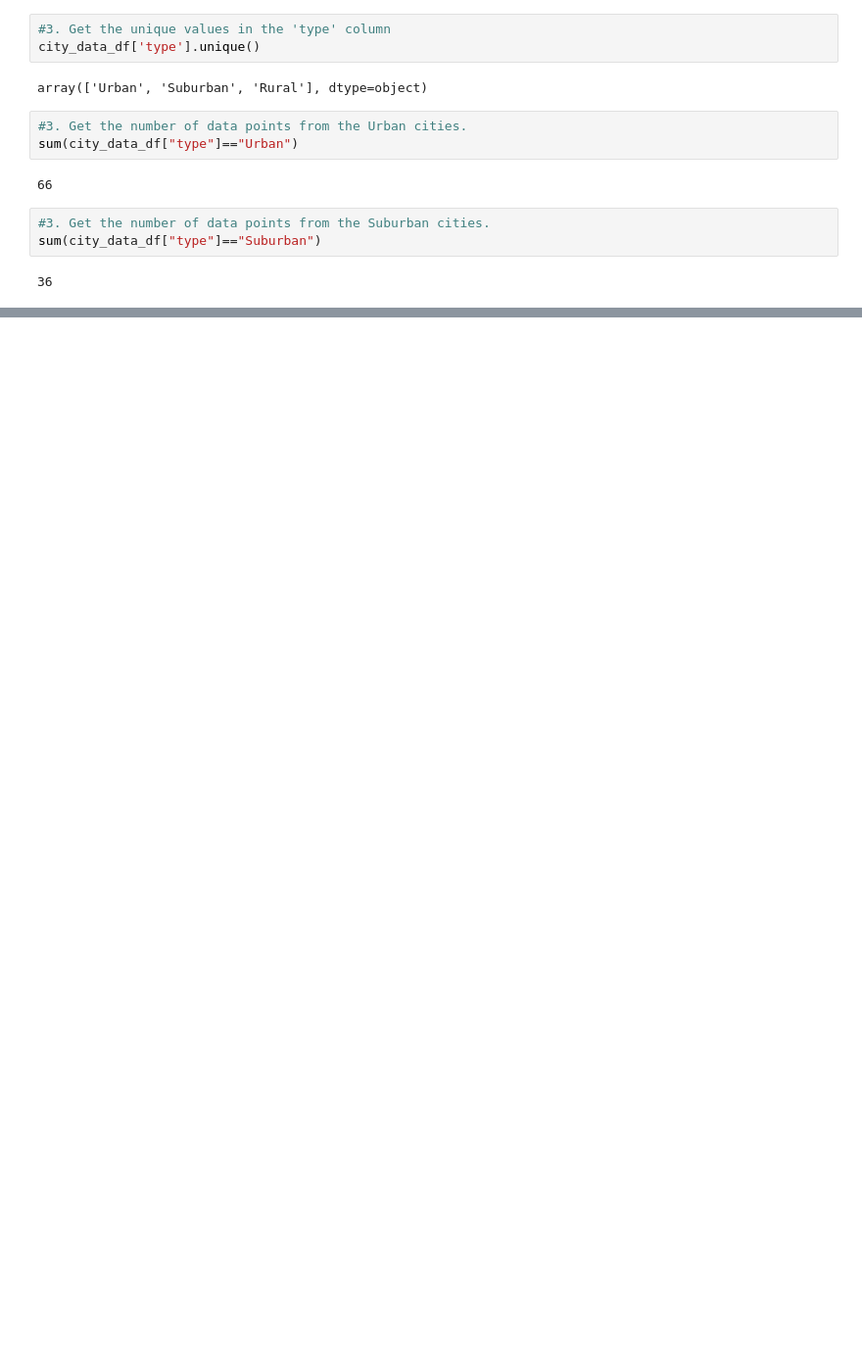
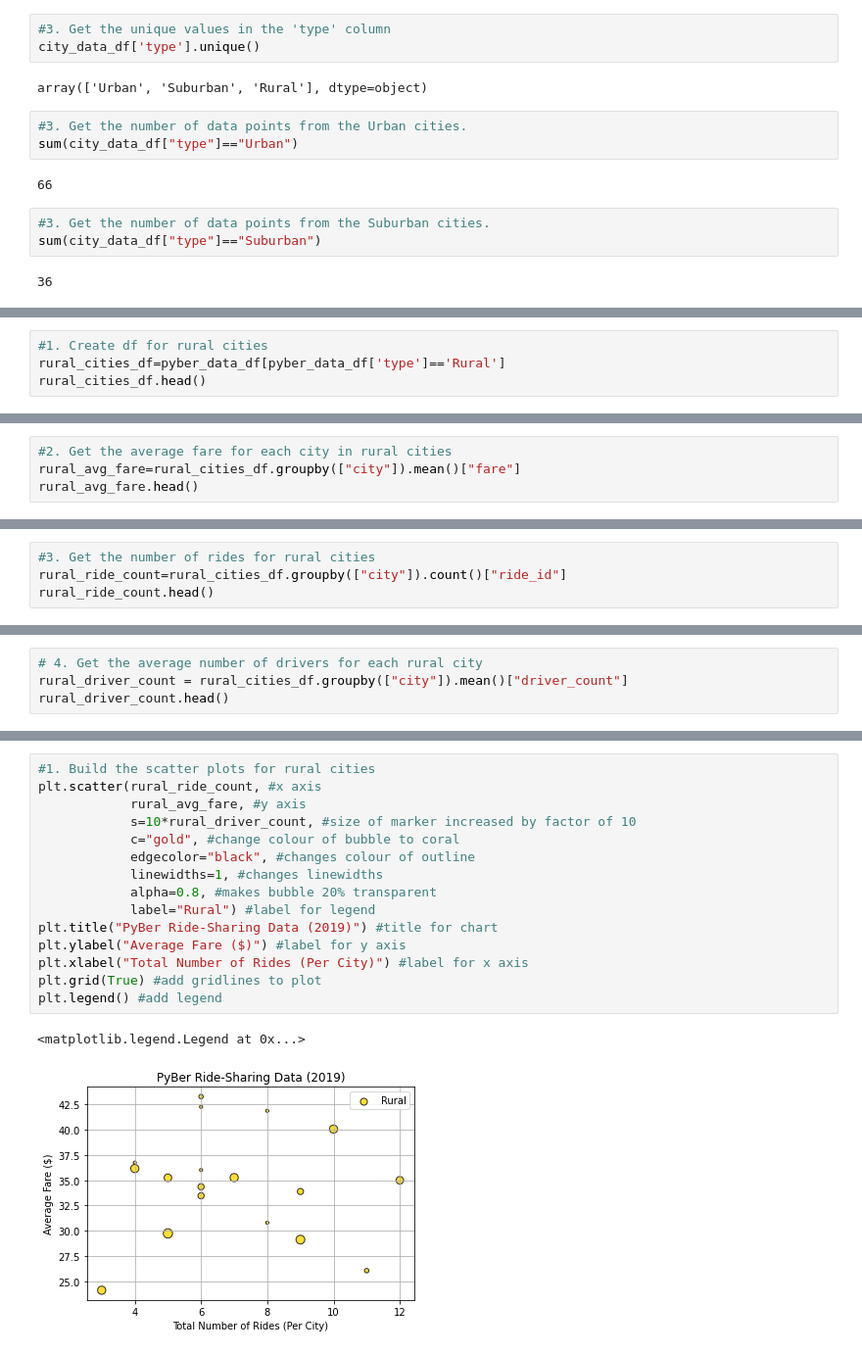
Before and after one commit to tsevi11a/PyBer_Analysis, a Jupyter notebook: PyBer.ipynb, the cells around one changed output, grey strips where cells are left out. Shown: that part at 98% size. Saved outputs shown, nothing was run; the diff lists cells and outputs as text; blank space fills up the shorter version.

```diff
--- a/PyBer.ipynb
+++ b/PyBer.ipynb
@@ -124,0 +142,4 @@ pyber_data_df.head()
+# %%
+#1. Create df for rural cities
+rural_cities_df=pyber_data_df[pyber_data_df['type']=='Rural']
+rural_cities_df.head()
@@ -124,0 +176,4 @@ pyber_data_df.head()
+# %%
+#2. Get the average fare for each city in rural cities
+rural_avg_fare=rural_cities_df.groupby(["city"]).mean()["fare"]
+rural_avg_fare.head()
@@ -124,0 +212,4 @@ pyber_data_df.head()
+# %%
+#3. Get the number of rides for rural cities
+rural_ride_count=rural_cities_df.groupby(["city"]).count()["ride_id"]
+rural_ride_count.head()
@@ -124,0 +248,4 @@ pyber_data_df.head()
+# %%
+# 4. Get the average number of drivers for each rural city
+rural_driver_count = rural_cities_df.groupby(["city"]).mean()["driver_count"]
+rural_driver_count.head()
@@ -124,0 +294,18 @@ pyber_data_df.head()
+# %%
+#1. Build the scatter plots for rural cities
+plt.scatter(rural_ride_count, #x axis
+            rural_avg_fare, #y axis
+            s=10*rural_driver_count, #size of marker increased by factor of 10
+            c="gold", #change colour of bubble to coral
+            edgecolor="black", #changes colour of outline
+            linewidths=1, #changes linewidths
+            alpha=0.8, #makes bubble 20% transparent
+            label="Rural") #label for legend
+plt.title("PyBer Ride-Sharing Data (2019)") #title for chart
+plt.ylabel("Average Fare ($)") #label for y axis
+plt.xlabel("Total Number of Rides (Per City)") #label for x axis
+plt.grid(True) #add gridlines to plot
+plt.legend() #add legend
+# %% [output]
+<matplotlib.legend.Legend at 0x...>
+[figure, added]
```
Also changed, not shown: parts of 29 cells of this notebook, 1 other file.
